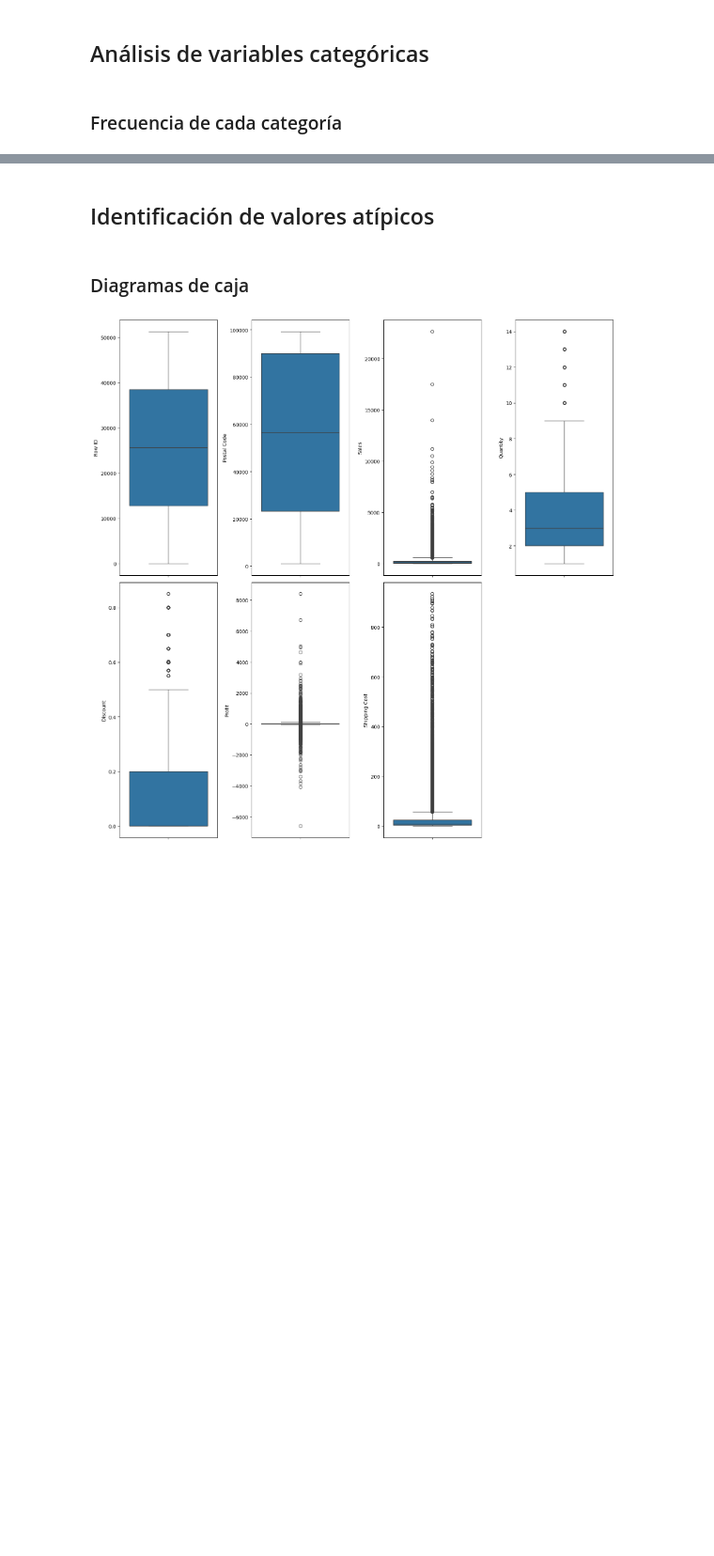
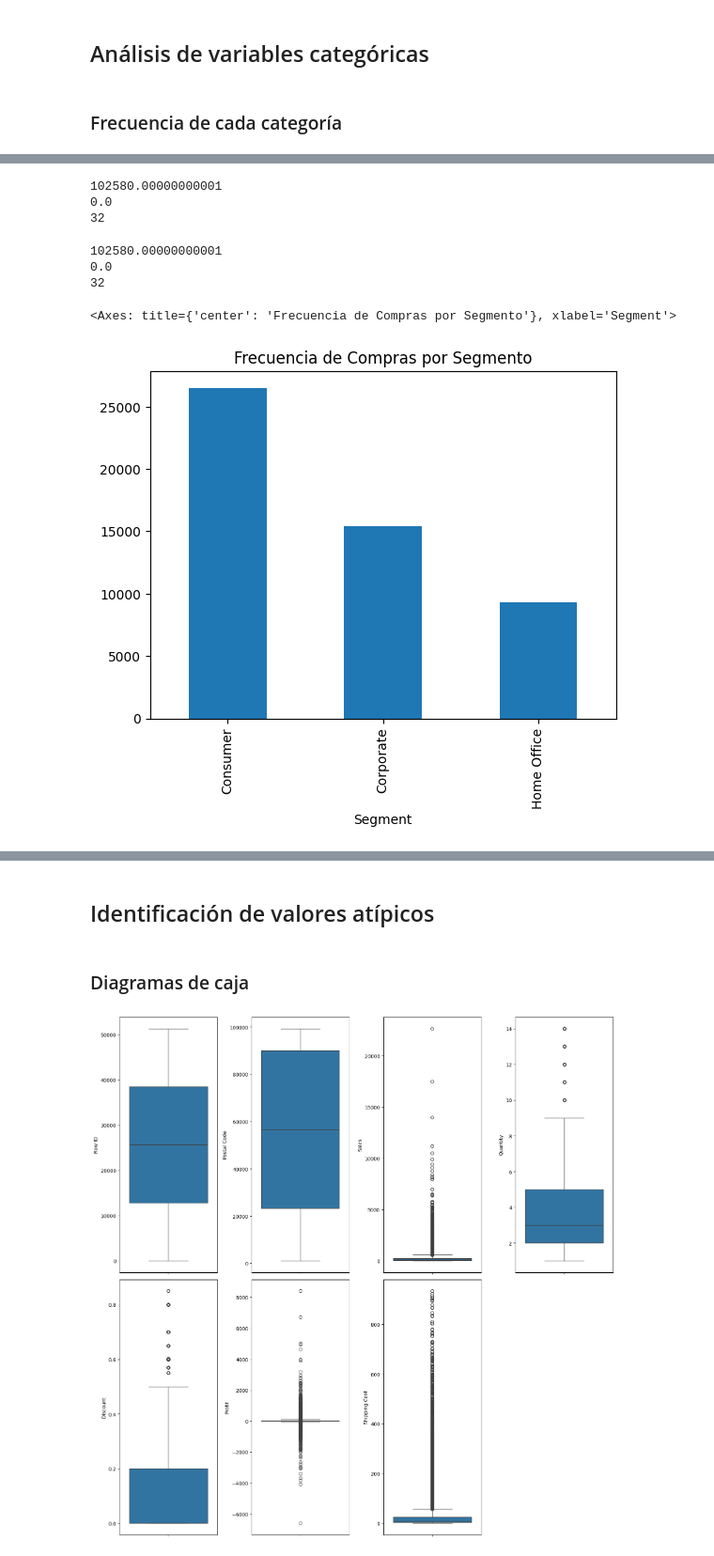
Before and after one commit to Leoga93/sistema-recomendaci-n, a Jupyter notebook: notebooks/01_data_exploration.ipynb, the cells around one changed output, grey strips where cells are left out. Shown at 94% size. Drawn from its saved outputs; the diff is of its cells as text; code cells hidden in the pictures; blank space fills up the shorter version.

```diff
--- a/notebooks/01_data_exploration.ipynb
+++ b/notebooks/01_data_exploration.ipynb
@@ -406,0 +490,25 @@ plt.show()
+# %%
+tabla_contingencia1 = pd.crosstab(data["Sub-Category"], data["Discount"])
+chi2, valorp, dof, expected = chi2_contingency(tabla_contingencia)
+print(chi2)
+print(valorp)
+print(dof)
+# %% [output]
+102580.00000000001
+0.0
+32
+# %%
+tabla_contingencia1 = pd.crosstab(data["Segment"], data["Quantity"])
+chi2, valorp, dof, expected = chi2_contingency(tabla_contingencia)
+print(chi2)
+print(valorp)
+print(dof)
+# %% [output]
+102580.00000000001
+0.0
+32
+# %%
+data['Segment'].value_counts().plot(kind='bar', title='Frecuencia de Compras por Segmento')
+# %% [output]
+<Axes: title={'center': 'Frecuencia de Compras por Segmento'}, xlabel='Segment'>
+[figure, added]
```
Also changed, not shown: parts of 27 cells of this notebook, 18 other files.
